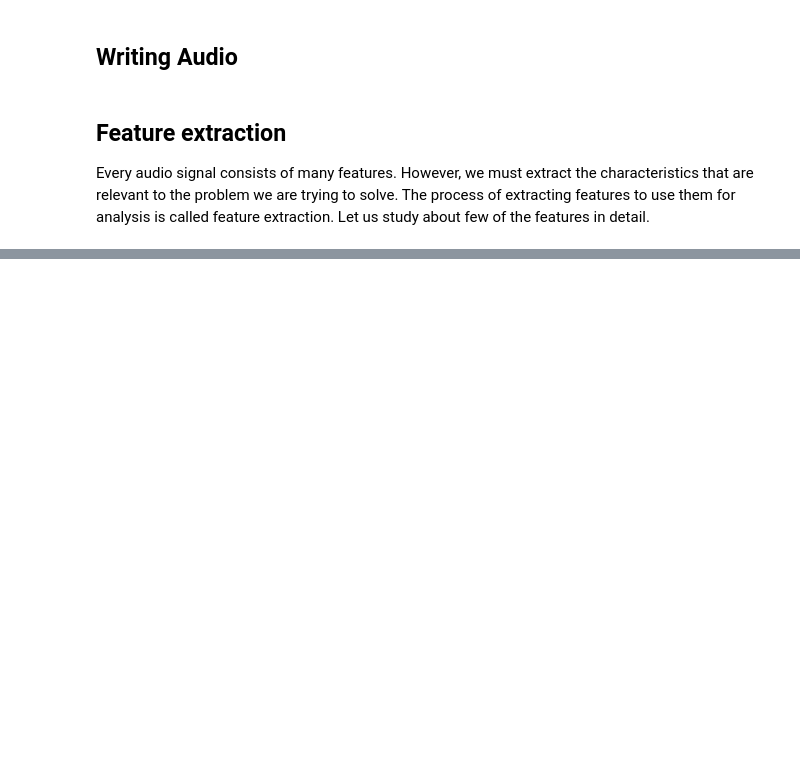
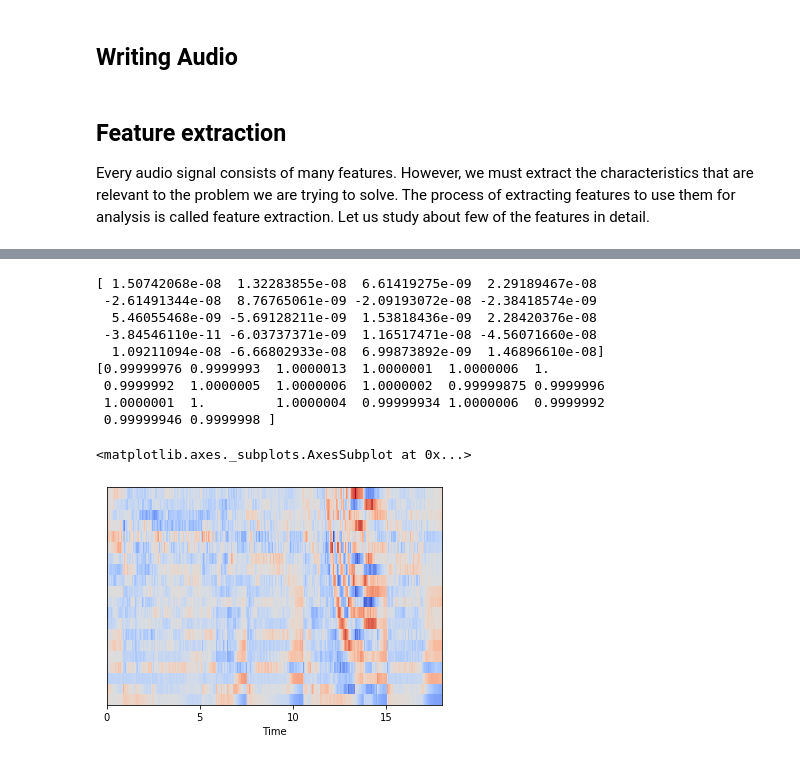
Before and after one commit to xrick/III_Teaching_201907, a Jupyter notebook: audio/librosa_example01.ipynb, the cells around one changed output, grey strips where cells are left out. Saved outputs shown, nothing was run; the diff lists cells and outputs as text; code cells hidden in the pictures; blank space fills up the shorter version.

```diff
--- a/audio/librosa_example01.ipynb
+++ b/audio/librosa_example01.ipynb
@@ -82,0 +77,18 @@ plt.plot(t, normalize(spectral_centroids), color='r')
+# %%
+import sklearn
+mfccs = sklearn.preprocessing.scale(mfccs, axis=1)
+print(mfccs.mean(axis=1))
+print(mfccs.var(axis=1))
+librosa.display.specshow(mfccs, sr=sr, x_axis='time')
+# %% [output]
+[ 1.50742068e-08  1.32283855e-08  6.61419275e-09  2.29189467e-08
+ -2.61491344e-08  8.76765061e-09 -2.09193072e-08 -2.38418574e-09
+  5.46055468e-09 -5.69128211e-09  1.53818436e-09  2.28420376e-08
+ -3.84546110e-11 -6.03737371e-09  1.16517471e-08 -4.56071660e-08
+  1.09211094e-08 -6.66802933e-08  6.99873892e-09  1.46896610e-08]
+[0.99999976 0.9999993  1.0000013  1.0000001  1.0000006  1.
+ 0.9999992  1.0000005  1.0000006  1.0000002  0.99999875 0.9999996
+ 1.0000001  1.         1.0000004  0.99999934 1.0000006  0.9999992
+ 0.99999946 0.9999998 ]
+<matplotlib.axes._subplots.AxesSubplot at 0x...>
+[figure, added]
```
Also changed, not shown: parts of 12 cells of this notebook.
